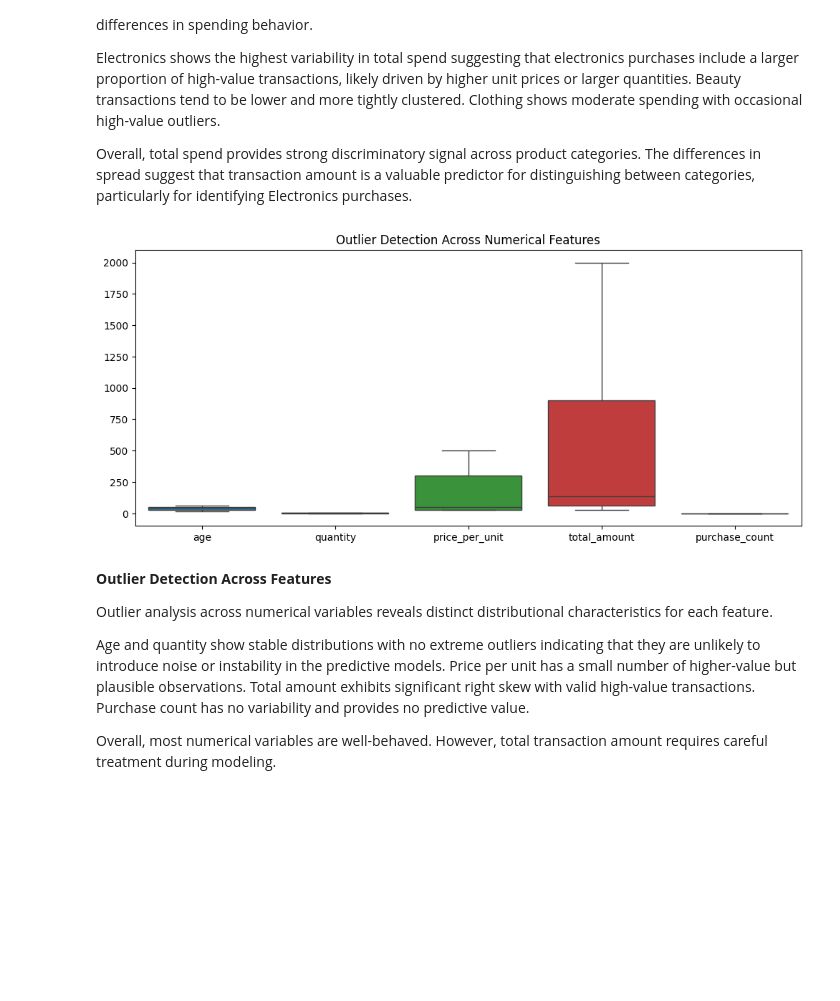
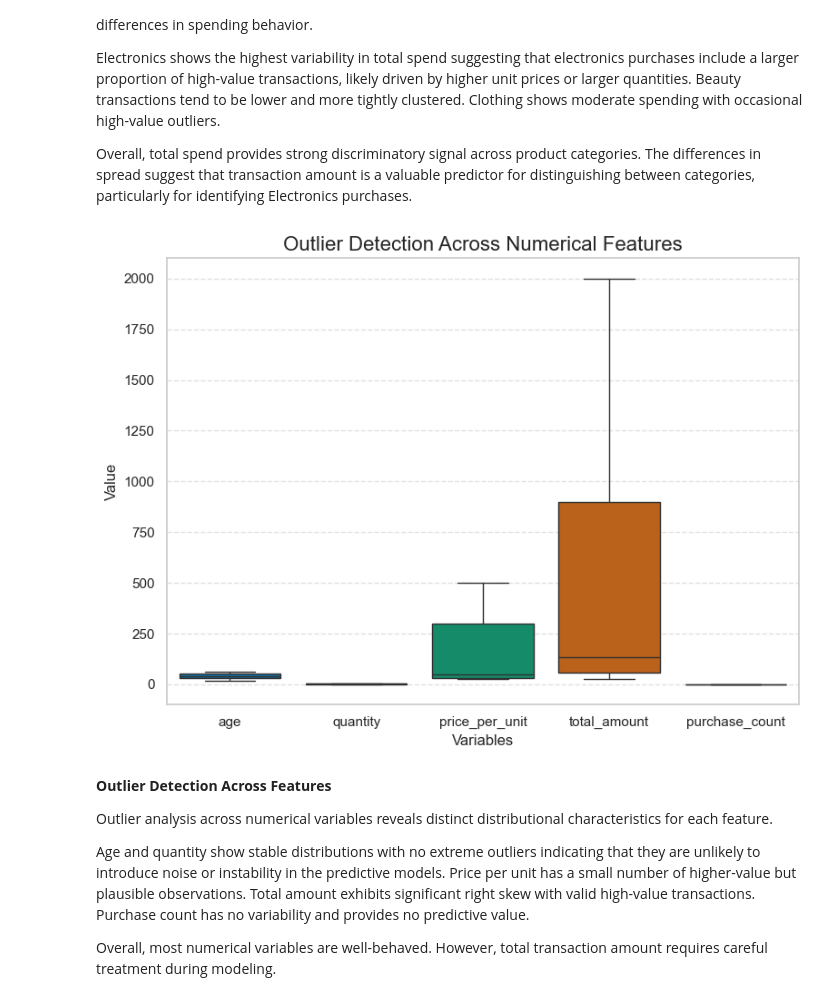
Before and after one commit to NicoleLatendresse/D6_Retail-Sales-Dataset, a Jupyter notebook: Analysis/Analysis.ipynb, the cells around one changed output. Cells and saved outputs as stored; diff of their text form; code cells hidden in the pictures; blank space fills up the shorter version.

Commit message:
Updated Analysis with visuals

```diff
--- a/Analysis/Analysis.ipynb
+++ b/Analysis/Analysis.ipynb
@@ -20,6 +20,9 @@ df.head()
 | 2 | 3 | 2023-01-13 | CUST003 | Male | 50 | Electronics | 1 | 30 | ... |
 | 3 | 4 | 2023-05-21 | CUST004 | Male | 37 | Clothing | 1 | 500 | ... |
 | 4 | 5 | 2023-05-06 | CUST005 | Male | 30 | Beauty | 2 | 50 | ... |
+# %%
+# Create gender category based on gender
+df['gender_cat'] = df['gender'].map({'Male': 0, 'Female':1})
 # %%
 df.info()   #Check data types and missing values
 # %% [output]
@@ -53,6 +53,12 @@ purchase_count = (
 )
 
 df = df.merge(purchase_count, on='customer_id', how='left')
+# %%
+sns.set_theme(style="whitegrid")
+sns.set_palette("colorblind")
+
+
+plt.rcParams["figure.figsize"] = (8,6)
 # %%
 #Understanding the Target Variable: Product Category
 
@@ -172,12 +208,21 @@ Overall, total spend provides strong discriminatory signal across product catego
 # %%
 #Outliers
 
-plt.figure(figsize=(12,5))
-sns.boxplot(data=df[['age', 'quantity', 'price_per_unit', 'total_amount', 'purchase_count']])
-plt.title('Outlier Detection Across Numerical Features')
+sns.boxplot(
+    data=df[['age','quantity','price_per_unit','total_amount','purchase_count']],
+    palette="colorblind"
+)
+
+plt.title("Outlier Detection Across Numerical Features", fontsize=16)
+plt.xlabel("Variables")
+plt.ylabel("Value")
+
+plt.grid(axis='y', linestyle='--', alpha=0.6)
+
+plt.tight_layout()
 plt.show()
 # %% [output]
-[figure, old version]
+[figure, new version]
 # %% [markdown]
 **Outlier Detection Across Features**
 
```
Also changed, not shown: parts of 16 cells of this notebook.
